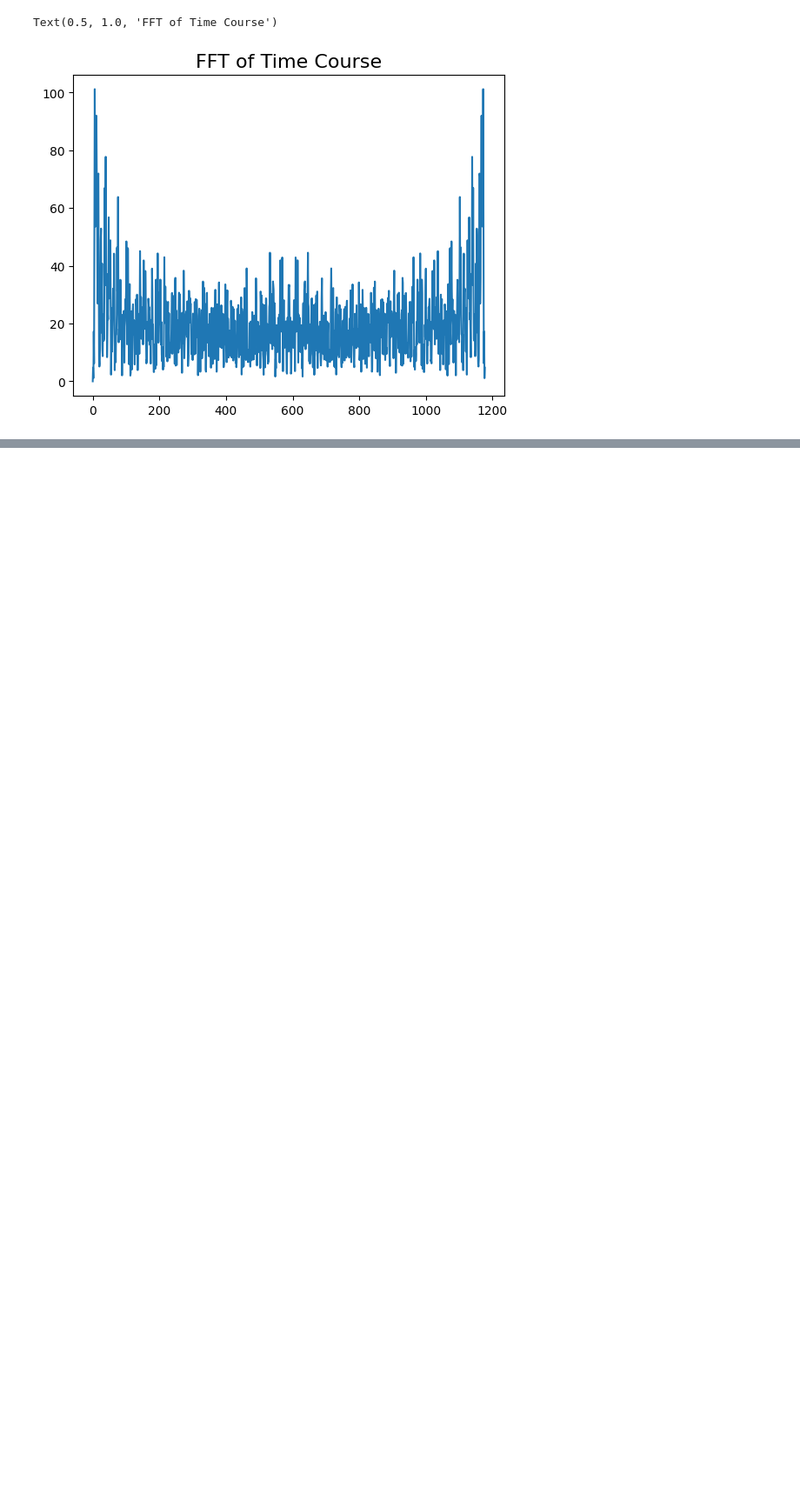
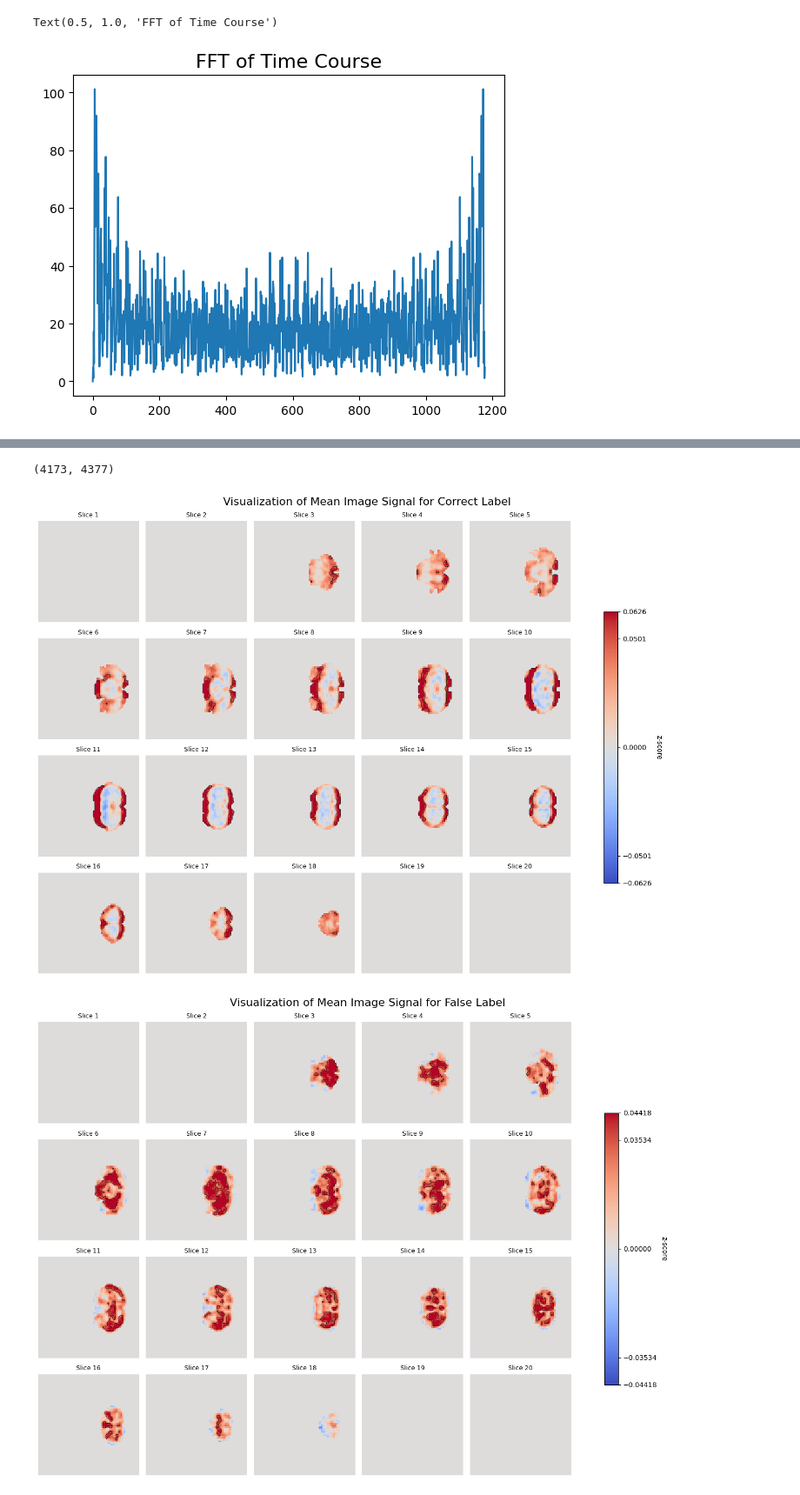
Before and after one commit to otanaaa/BME_10_project, a Jupyter notebook: data_player.ipynb, the cells around one changed output, grey strips where cells are left out. Shown at 87% size. Cells and saved outputs as stored; diff of their text form; code cells hidden in the pictures; blank space fills up the shorter version.

```diff
--- a/data_player.ipynb
+++ b/data_player.ipynb
@@ -97,0 +142,32 @@ Text(0.5, 1.0, 'FFT of Time Course')
+# %%
+# Extract the image and time signal for each label seperately
+correct_num = 0
+false_num = 0
+correct_var = [np.zeros_like(mean_image), np.zeros_like(mean_time_signal)]
+false_var = [np.zeros_like(mean_image), np.zeros_like(mean_time_signal)]
+for file_path in list_of_pkl_files:
+    with open(os.path.join(data_dir, file_path), "rb") as f:
+        var = pickle.load(f)
+        if var[2] == 1:
+            correct_var[0] += var[0]
+            correct_var[1] += var[1]
+            correct_num += 1
+        else:
+            false_var[0] += var[0]
+            false_var[1] += var[1]
+            false_num += 1
+correct_var[0] /= len(list_of_pkl_files)
+correct_var[1] /= len(list_of_pkl_files)
+false_var[0] /= len(list_of_pkl_files)
+false_var[1] /= len(list_of_pkl_files)
+# %%
+correct_num, false_num
+# %% [output]
+(4173, 4377)
+# %%
+# Draw the mean image and time signal for correct and false labels
+image_visualization(correct_var[0], title="Visualization of Mean Image Signal for Correct Label")
+image_visualization(false_var[0], title="Visualization of Mean Image Signal for False Label")
+# %% [output]
+[figure, added]
+[figure, added]
```
Also changed, not shown: parts of 15 cells of this notebook, 4 other files.
